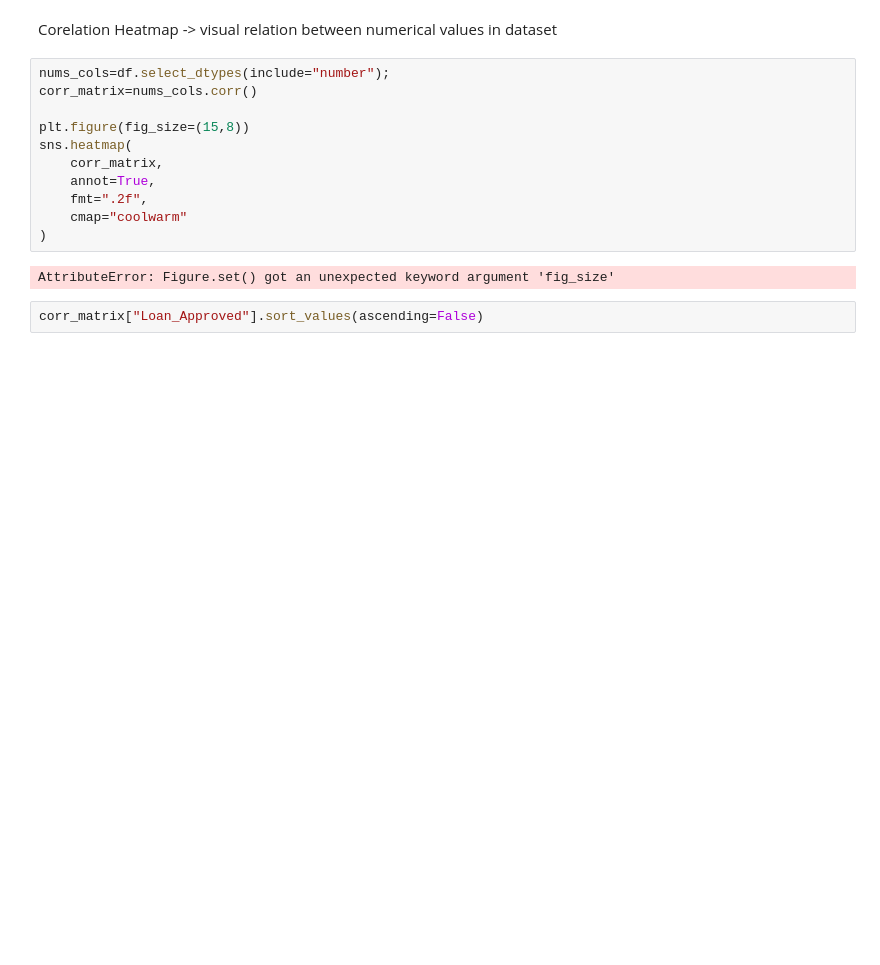
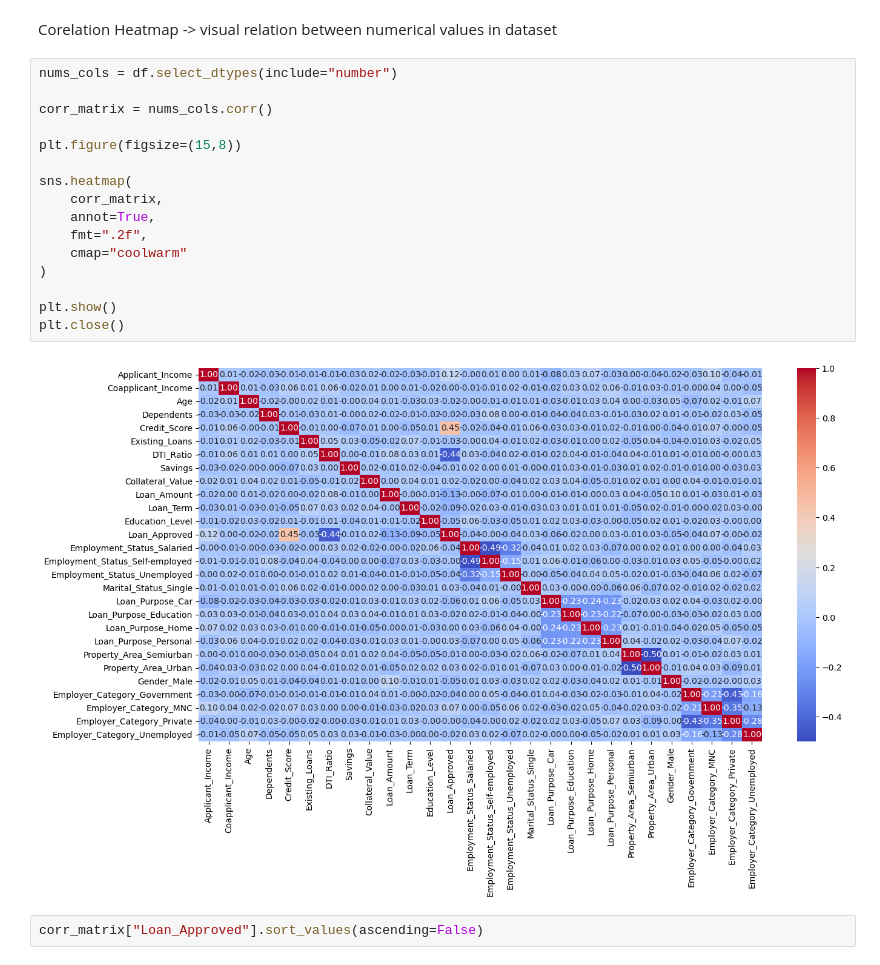
Before and after one commit to Aman-8343/Machine_Learning, a Jupyter notebook: Supervised_ML/Minor Project/Loan_approval_system.ipynb, the cells around one changed output. Drawn from its saved outputs; the diff is of its cells as text; blank space fills up the shorter version.

```diff
--- a/Supervised_ML/Minor Project/Loan_approval_system.ipynb
+++ b/Supervised_ML/Minor Project/Loan_approval_system.ipynb
@@ -231,18 +231,23 @@ memory usage: 218.9 KB
 # %% [markdown]
 Corelation Heatmap -> visual relation between numerical values in dataset
 # %%
-nums_cols=df.select_dtypes(include="number");
-corr_matrix=nums_cols.corr()
+nums_cols = df.select_dtypes(include="number")
 
-plt.figure(fig_size=(15,8))
+corr_matrix = nums_cols.corr()
+
+plt.figure(figsize=(15,8))
+
 sns.heatmap(
     corr_matrix,
     annot=True,
     fmt=".2f",
     cmap="coolwarm"
 )
+
+plt.show()
+plt.close()
 # %% [output]
-AttributeError: Figure.set() got an unexpected keyword argument 'fig_size'
+[figure, added]
 # %%
 corr_matrix["Loan_Approved"].sort_values(ascending=False)
 # %% [output]
```
Also changed, not shown: parts of 4 cells of this notebook.
